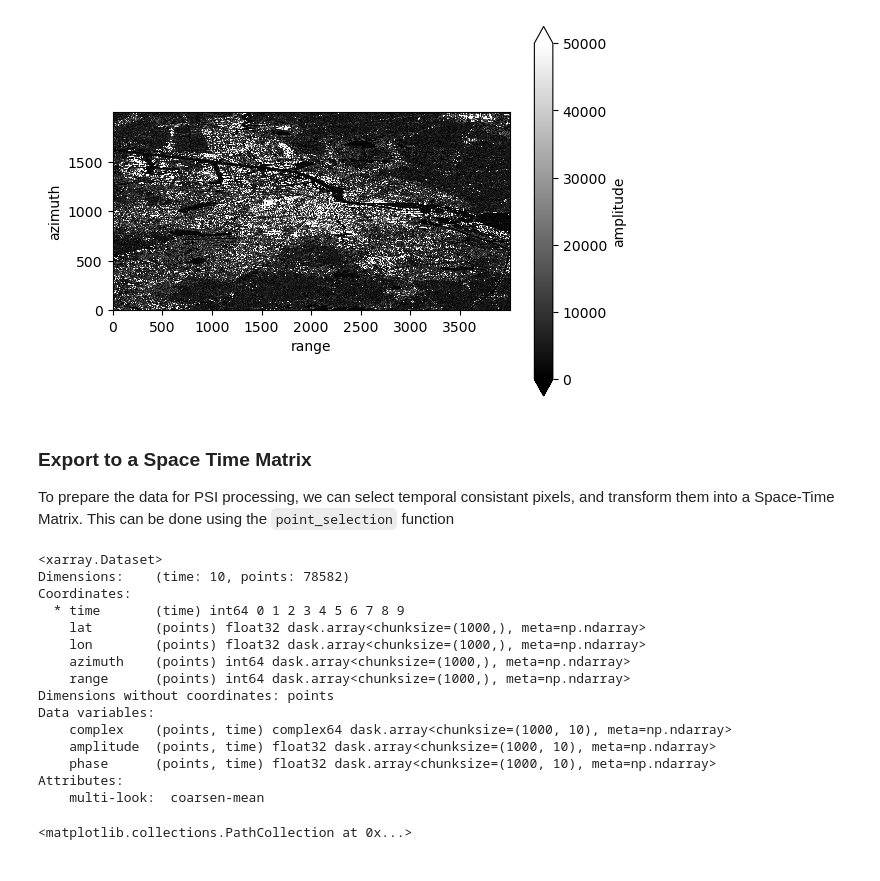
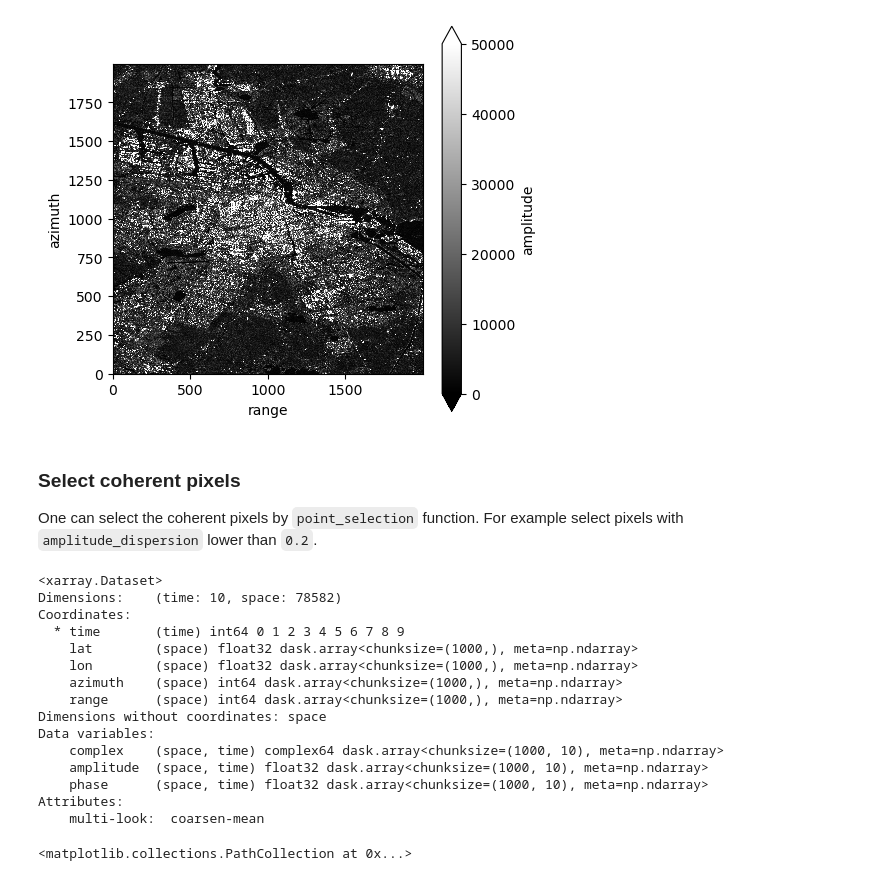
Before and after one commit to TUDelftGeodesy/sarxarray, a Jupyter notebook: docs/notebooks/demo_sarxarray.ipynb, the cells around one changed output. Saved outputs shown, nothing was run; the diff lists cells and outputs as text; code cells hidden in the pictures.

Commit message:
update example notebook in docs

```diff
--- a/docs/notebooks/demo_sarxarray.ipynb
+++ b/docs/notebooks/demo_sarxarray.ipynb
@@ -39,6 +44,6 @@ We will load a interferogram stack, which has been corregistered and saved as bi
 # %%
 # Path to the interferogram dataset
-path = Path('../../data/nl_amsterdam_s1_asc_t088')
+path = Path('../../../data/nl_amsterdam_s1_asc_t088')
 
 # Make a list of SLCs to read
 f_slc = 'cint_srd.raw'
@@ -50,5 +55,3 @@ shape=(2000, 4000)
 
 # Define reading chunks
 reading_chunks = (500,500)
-
-list_slcs
@@ -149,7 +88,13 @@ f_lat = [path / 'lat.raw']
 f_lon = [path / 'lon.raw']
 # %%
 # Load coordinates
-lat = sarxarray.from_binary(f_lat, shape, vlabel="lat", dtype=np.float32, chunks=reading_chunks)
-lon = sarxarray.from_binary(f_lon, shape, vlabel="lon", dtype=np.float32, chunks=reading_chunks)
-stack = stack.assign_coords(lat = (("azimuth", "range"), lat.squeeze().lat.data), lon = (("azimuth", "range"), lon.squeeze().lon.data))
-stack
+lat = sarxarray.from_binary(
+    f_lat, shape, vlabel="lat", dtype=np.float32, chunks=reading_chunks
+)
+lon = sarxarray.from_binary(
+    f_lon, shape, vlabel="lon", dtype=np.float32, chunks=reading_chunks
+)
+stack = stack.assign_coords(
+    lat=(("azimuth", "range"), lat.squeeze().lat.data),
+    lon=(("azimuth", "range"), lon.squeeze().lon.data),
+)
@@ -308,39 +155,38 @@ Attributes: (0)
-# %%
-# Compute mrm
-mrm = mrm.compute()
 # %%
 # Visualize
 from matplotlib import pyplot as plt
 fig, ax = plt.subplots()
+fig.set_size_inches((5,5))
 ax.imshow(mrm)
 im = mrm.plot(ax=ax, robust=True, cmap='gray')
 im.set_clim([0, 50000])
 # %% [output]
-[figure, old version]
+[figure, new version]
-# %% [markdown]
-### Export to a Space Time Matrix
-To prepare the data for PSI processing, we can select temporal consistant pixels, and transform them into a Space-Time Matrix. This can be done using the `point_selection` function
+# %% [markdown]
+### Select coherent pixels
+One can select the coherent pixels by `point_selection` function. For example select pixels with `amplitude_dispersion` lower than `0.2`.
 # %%
 # Select a subset
 stack_subset = stack.sel(azimuth=range(100,1800), range=range(1000,3000))
 
 # Perform point selection
 stm = stack_subset.slcstack.point_selection(threshold=0.20, method="amplitude_dispersion")
-stm
+
+print(stm)
 # %% [output]
 <xarray.Dataset>
-Dimensions:    (time: 10, points: 78582)
+Dimensions:    (time: 10, space: 78582)
 Coordinates:
   * time       (time) int64 0 1 2 3 4 5 6 7 8 9
-    lat        (points) float32 dask.array<chunksize=(1000,), meta=np.ndarray>
-    lon        (points) float32 dask.array<chunksize=(1000,), meta=np.ndarray>
-    azimuth    (points) int64 dask.array<chunksize=(1000,), meta=np.ndarray>
-    range      (points) int64 dask.array<chunksize=(1000,), meta=np.ndarray>
-Dimensions without coordinates: points
+    lat        (space) float32 dask.array<chunksize=(1000,), meta=np.ndarray>
+    lon        (space) float32 dask.array<chunksize=(1000,), meta=np.ndarray>
+    azimuth    (space) int64 dask.array<chunksize=(1000,), meta=np.ndarray>
+    range      (space) int64 dask.array<chunksize=(1000,), meta=np.ndarray>
+Dimensions without coordinates: space
 Data variables:
-    complex    (points, time) complex64 dask.array<chunksize=(1000, 10), meta=np.ndarray>
-    amplitude  (points, time) float32 dask.array<chunksize=(1000, 10), meta=np.ndarray>
-    phase      (points, time) float32 dask.array<chunksize=(1000, 10), meta=np.ndarray>
+    complex    (space, time) complex64 dask.array<chunksize=(1000, 10), meta=np.ndarray>
+    amplitude  (space, time) float32 dask.array<chunksize=(1000, 10), meta=np.ndarray>
+    phase      (space, time) float32 dask.array<chunksize=(1000, 10), meta=np.ndarray>
 Attributes:
     multi-look:  coarsen-mean
 # %%
```
Also changed, not shown: parts of 27 cells of this notebook, 2 other files.
